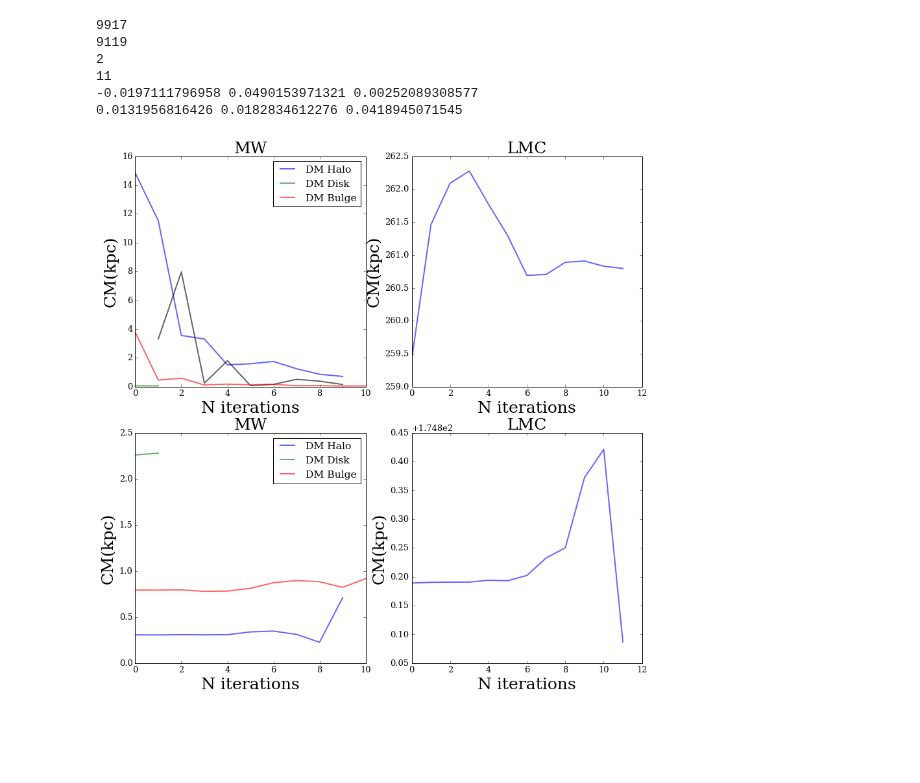
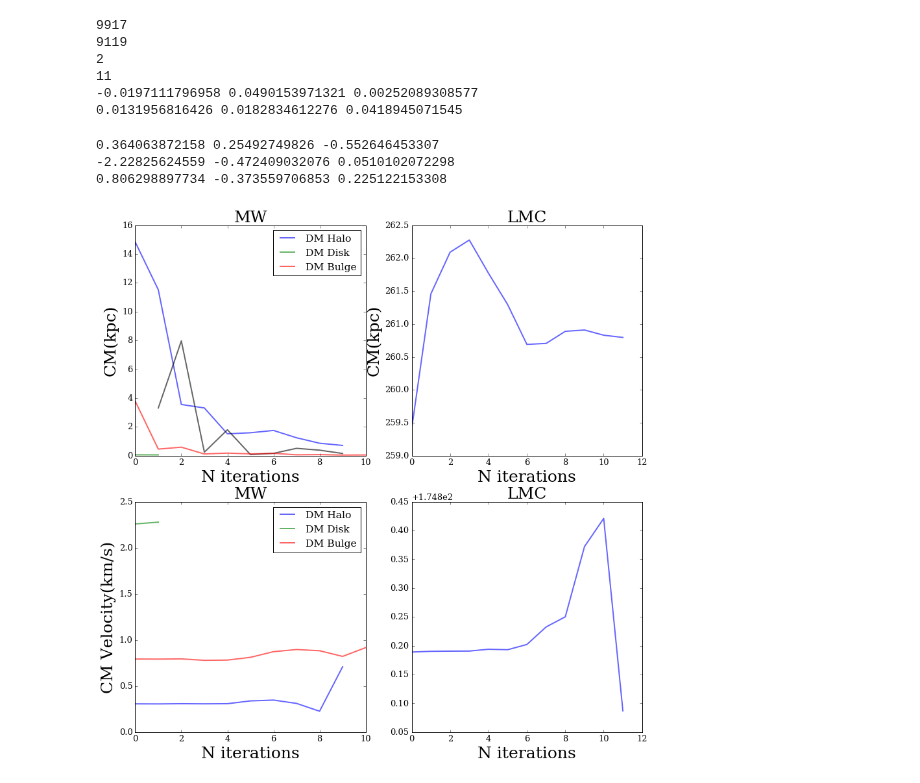
Before and after one commit to jngaravitoc/LMC-MW, a Jupyter notebook: code/CM/CM_method_description.ipynb, the cells around one changed output. Cells and saved outputs as stored; diff of their text form; code cells hidden in the pictures; blank space fills up the shorter version.

```diff
--- a/code/CM/CM_method_description.ipynb
+++ b/code/CM/CM_method_description.ipynb
@@ -211,6 +211,14 @@ print X_sim_bulge[-1], Y_sim_bulge[-1], Z_sim_bulge[-1]
 11
 -0.0197111796958 0.0490153971321 0.00252089308577
 0.0131956816426 0.0182834612276 0.0418945071545
+# %%
+print vX_sim_mwCM[-1], vY_sim_mwCM[-1], vZ_sim_mwCM[-1]
+print vX_sim_disk[-1], vY_sim_disk[-1], vZ_sim_disk[-1]
+print vX_sim_bulge[-1], vY_sim_bulge[-1], vZ_sim_bulge[-1]
+# %% [output]
+0.364063872158 0.25492749826 -0.552646453307
+-2.22825624559 -0.472409032076 0.0510102072298
+0.806298897734 -0.373559706853 0.225122153308
 # %%
 Rcmmw = np.zeros(len(X_sim_mwCM))
 Rlmc = np.zeros(len(X_sim_lmcCM))
@@ -267,36 +275,35 @@ plot(iterationbulge, Rbulge, lw=2, alpha=0.6, label='DM Bulge')
 xlabel('N iterations', fontsize=25)
 ylabel('CM(kpc)', fontsize=25)
 title('MW', fontsize=25)
 legend()
 
 subplot(2, 2, 2)
 plot(iterationlmc, Rlmc, lw=2, alpha=0.6)
 #plot(iterationlmc[1:], Rdiflmc, lw=2, c='k', alpha=0.6)
 xlabel('N iterations', fontsize=25)
 ylabel('CM(kpc)', fontsize=25)
 title('LMC', fontsize=25)
 
 subplot(2, 2, 3)
 plot(iterationmw, Vcmmw, lw=2, alpha=0.6, label='DM Halo')
 #plot(iterationmw[1:], VdifMW, lw=2, c='k', alpha=0.6)
 plot(iterationdisk, Vdisk, lw=2, alpha=0.6, label='DM Disk')
 plot(iterationbulge, Vbulge, lw=2, alpha=0.6, label='DM Bulge')
 xlabel('N iterations', fontsize=25)
-ylabel('CM(kpc)', fontsize=25)
+ylabel('CM Velocity(km/s)', fontsize=25)
 title('MW', fontsize=25)
 legend()
 
 subplot(2, 2, 4)
 plot(iterationlmc, Vlmc, lw=2, alpha=0.6)
 #plot(iterationlmc[1:], Vlmc, lw=2, c='k', alpha=0.6)
 xlabel('N iterations', fontsize=25)
-ylabel('CM(kpc)', fontsize=25)
 title('LMC', fontsize=25)
 
 
 savefig('CM_computation_convergence.png', bbox_inches='tight')
 # %% [output]
-[figure, old version]
+[figure, new version]
 # %%
 scatter(X_sim_mwCM[-1], Y_sim_mwCM[-1], c='r', s=100)
 scatter(X_sim_lmcCM[-1], Y_sim_lmcCM[-1], c='r', s=100)
```
Also changed, not shown: parts of 5 cells of this notebook.
